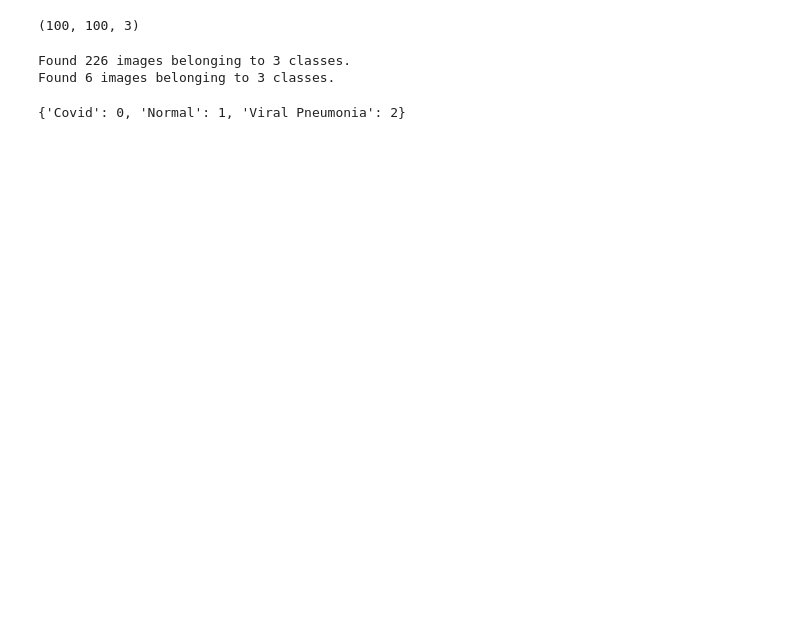
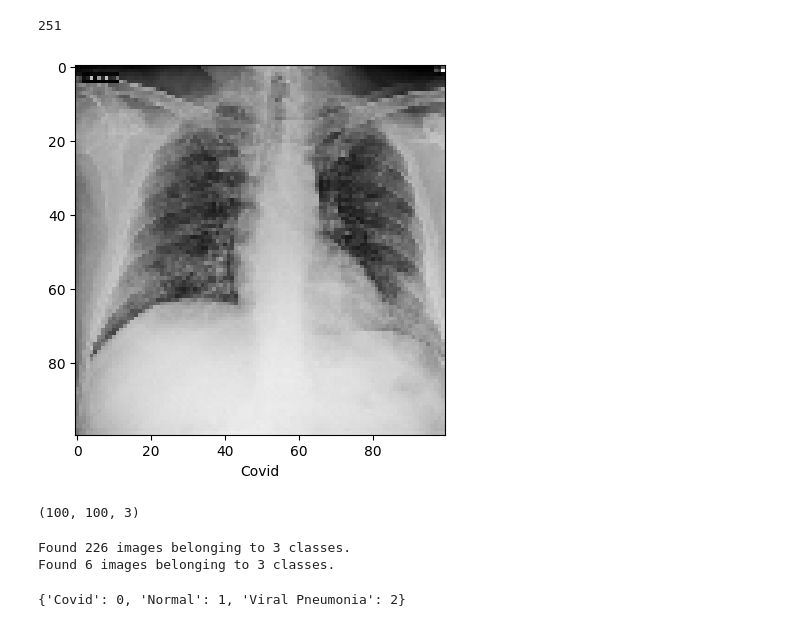
Before and after one commit to AR-Shahin/Machine-Learning, a Jupyter notebook: Deep Learning/CNN/Covid/covid.ipynb, the cells around one changed output. Saved outputs shown, nothing was run; the diff lists cells and outputs as text; code cells hidden in the pictures; blank space fills up the shorter version.

```diff
--- a/Deep Learning/CNN/Covid/covid.ipynb
+++ b/Deep Learning/CNN/Covid/covid.ipynb
@@ -27,22 +24,27 @@ for category in CATEGORIES:
 #         plt.imshow(img_arr)
 #         print(img_arr)
         data.append([img_arr,label])
+
+len(data)
+# %% [output]
+251
 # %%
 def get_label(index):
     if index == 0:
         return "Covid"
     if index == 1:
         return "Normal"
     if index == 2:
         return "Viral Pneumonia"
 
 def show_pic(index):
     plt.imshow(data[index][0])
     plt.xlabel(get_label(data[index][1]))
     plt.show()
 
-# show_pic(5)
-# show_pic(1)
+show_pic(1)
+# %% [output]
+[figure, added]
 # %%
 random.shuffle(data)
 # show_pic(2)
```
Also changed, not shown: parts of 10 cells of this notebook, 2 other files.
